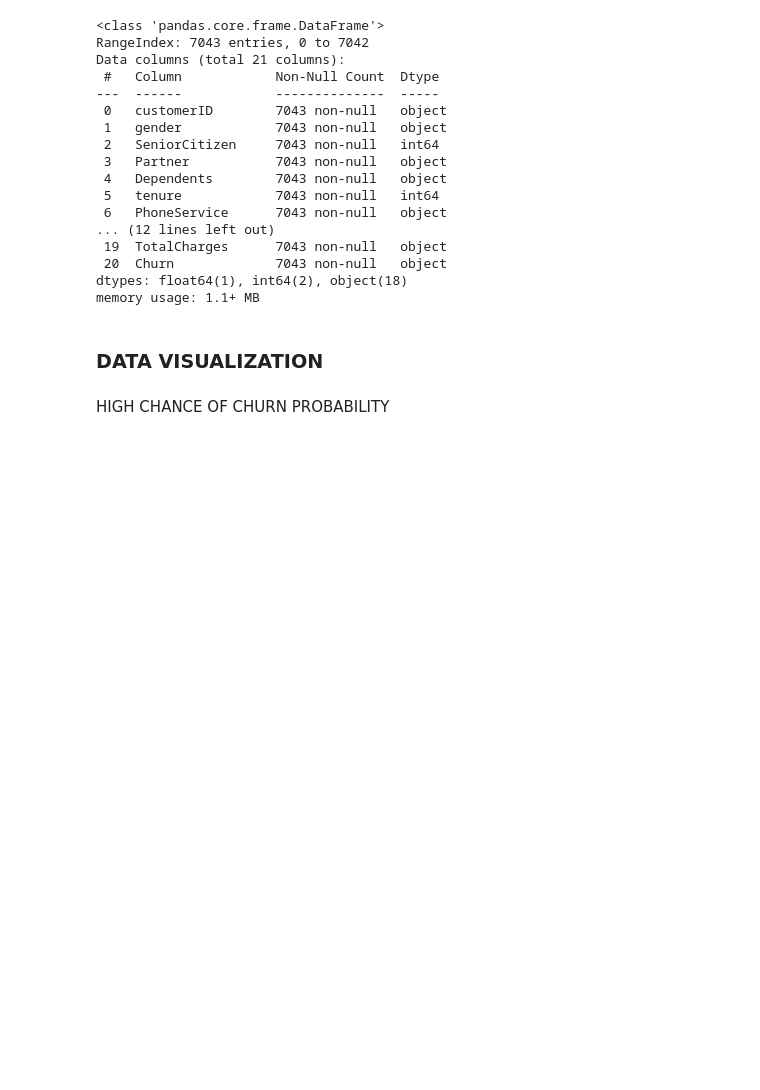
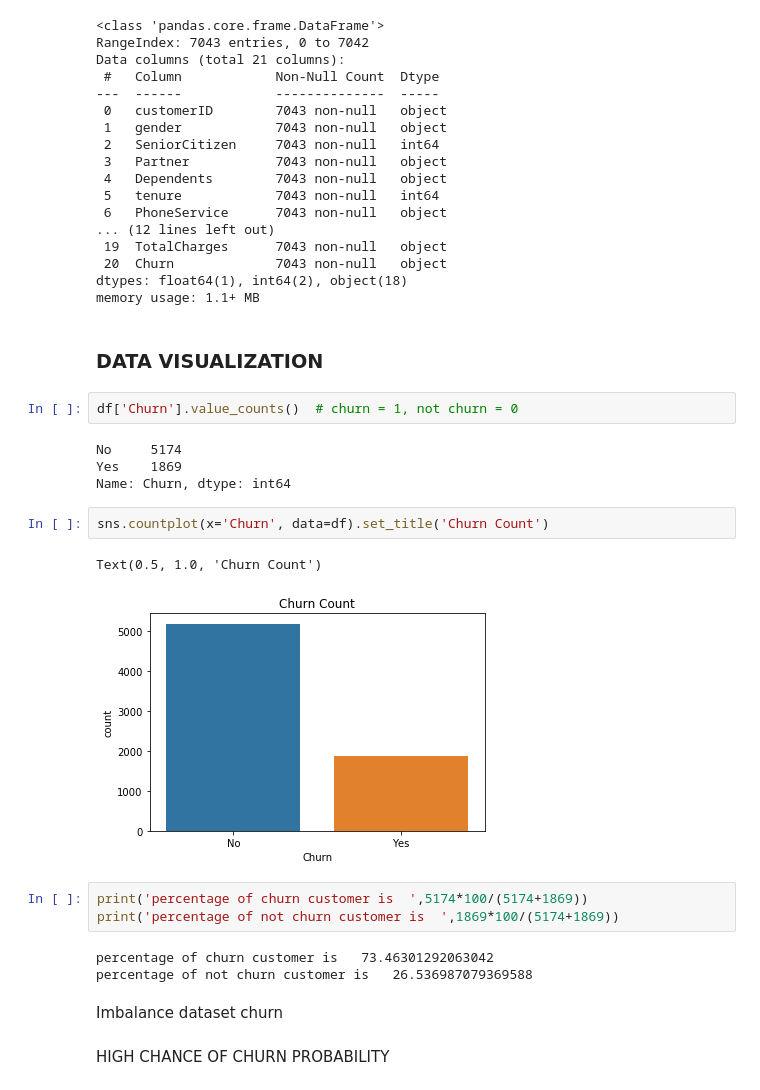
Before and after one commit to Nas-virat/Telco-Customer-Churn, a Jupyter notebook: Telco-Churn-Visualization.ipynb, the cells around one changed output. Cells and saved outputs as stored; diff of their text form; blank space fills up the shorter version.

```diff
--- a/Telco-Churn-Visualization.ipynb
+++ b/Telco-Churn-Visualization.ipynb
@@ -65,6 +65,25 @@ dtypes: float64(1), int64(2), object(18)
 memory usage: 1.1+ MB
 # %% [markdown]
 ### DATA VISUALIZATION
+# %%
+df['Churn'].value_counts()  # churn = 1, not churn = 0
+# %% [output]
+No     5174
+Yes    1869
+Name: Churn, dtype: int64
+# %%
+sns.countplot(x='Churn', data=df).set_title('Churn Count')
+# %% [output]
+Text(0.5, 1.0, 'Churn Count')
+[figure, added]
+# %%
+print('percentage of churn customer is  ',5174*100/(5174+1869))
+print('percentage of not churn customer is  ',1869*100/(5174+1869))
+# %% [output]
+percentage of churn customer is   73.46301292063042
+percentage of not churn customer is   26.536987079369588
+# %% [markdown]
+Imbalance dataset churn
 # %% [markdown]
 HIGH CHANCE OF CHURN PROBABILITY
 # %%
```
Also changed, not shown: parts of 1 cell of this notebook.
